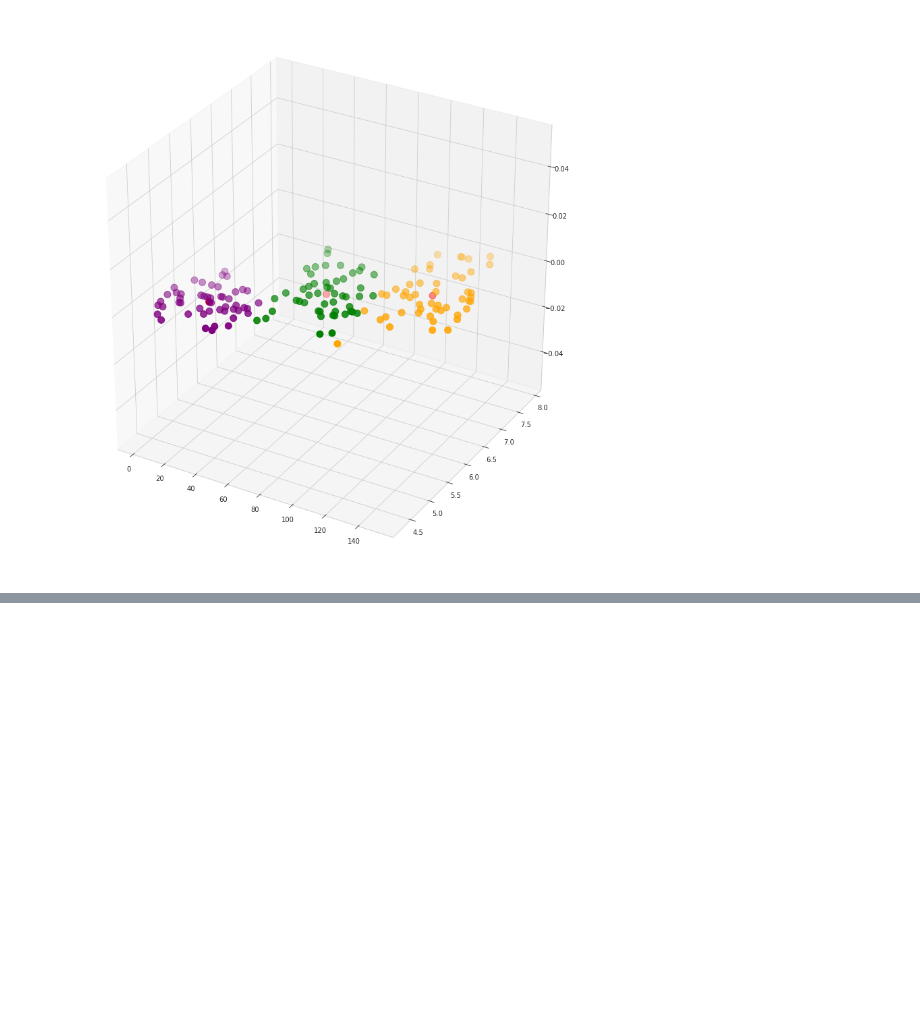
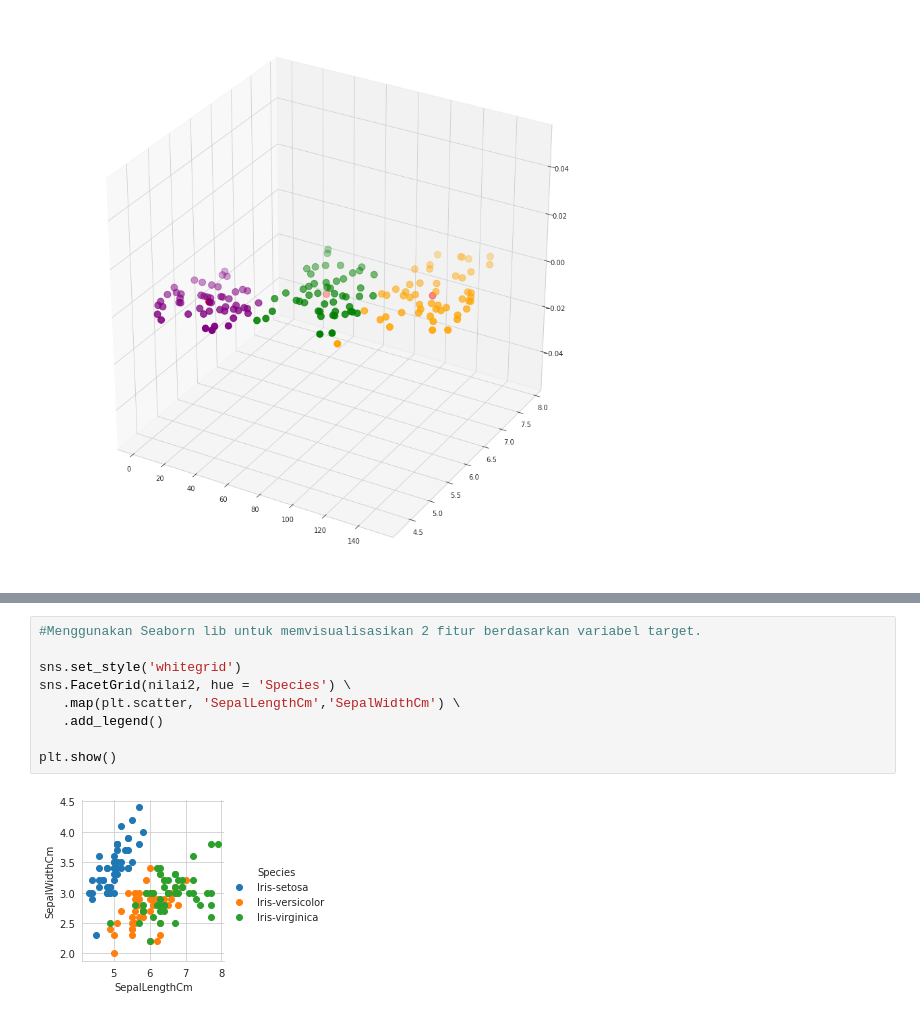
Before and after one commit to ZuniAmandaDewi/datamining, a Jupyter notebook: _sources/tugas_pendat/Tugas.ipynb, the cells around one changed output, grey strips where cells are left out. Drawn from its saved outputs; the diff is of its cells as text; blank space fills up the shorter version.

```diff
--- a/_sources/tugas_pendat/Tugas.ipynb
+++ b/_sources/tugas_pendat/Tugas.ipynb
@@ -777,0 +813,11 @@ plt.show()
+# %%
+#Menggunakan Seaborn lib untuk memvisualisasikan 2 fitur berdasarkan variabel target.
+
+sns.set_style('whitegrid')
+sns.FacetGrid(nilai2, hue = 'Species') \
+   .map(plt.scatter, 'SepalLengthCm','SepalWidthCm') \
+   .add_legend()
+
+plt.show()
+# %% [output]
+[figure, added]
```
Also changed, not shown: parts of 52 cells of this notebook, 35 other files.
